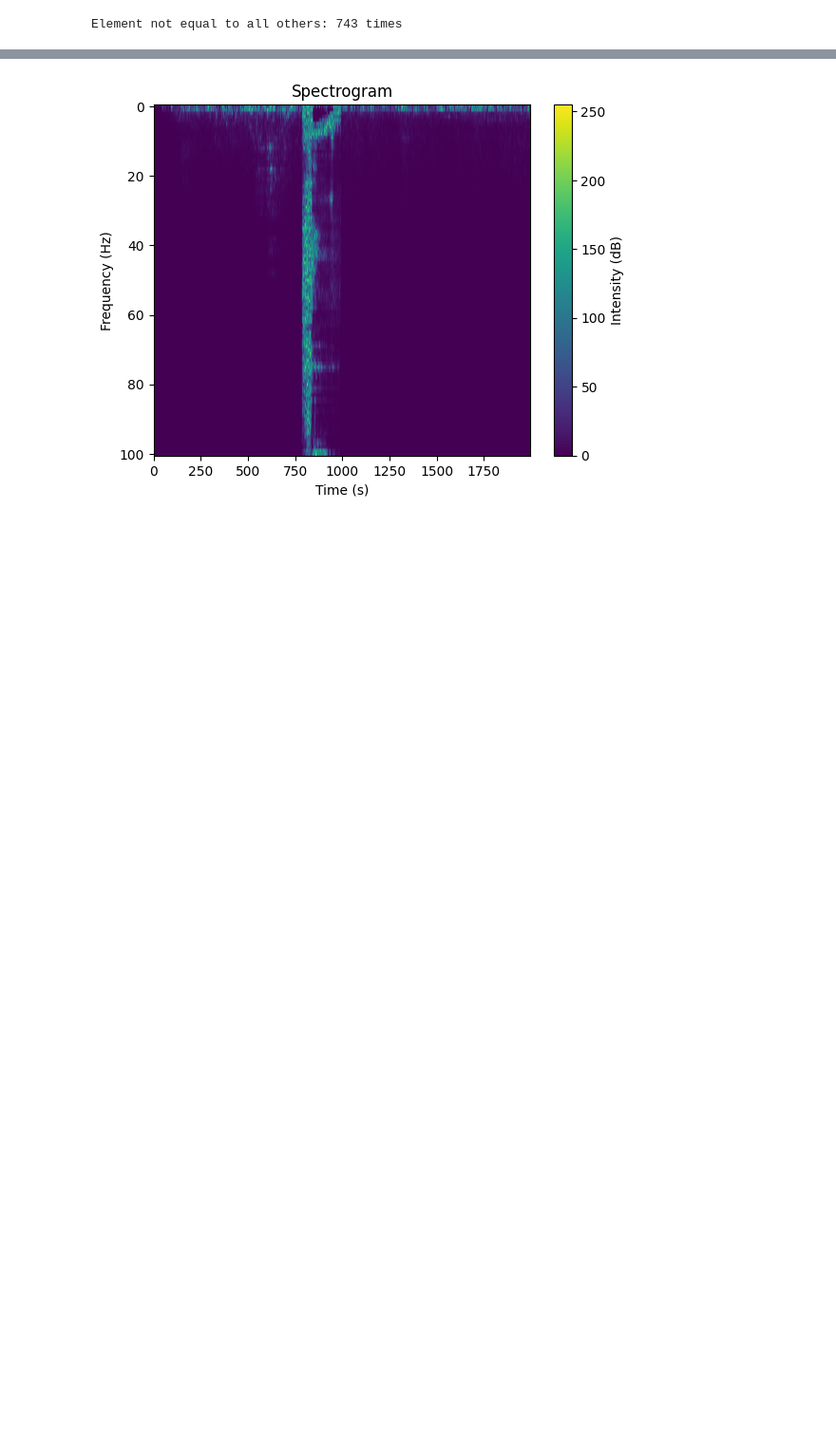
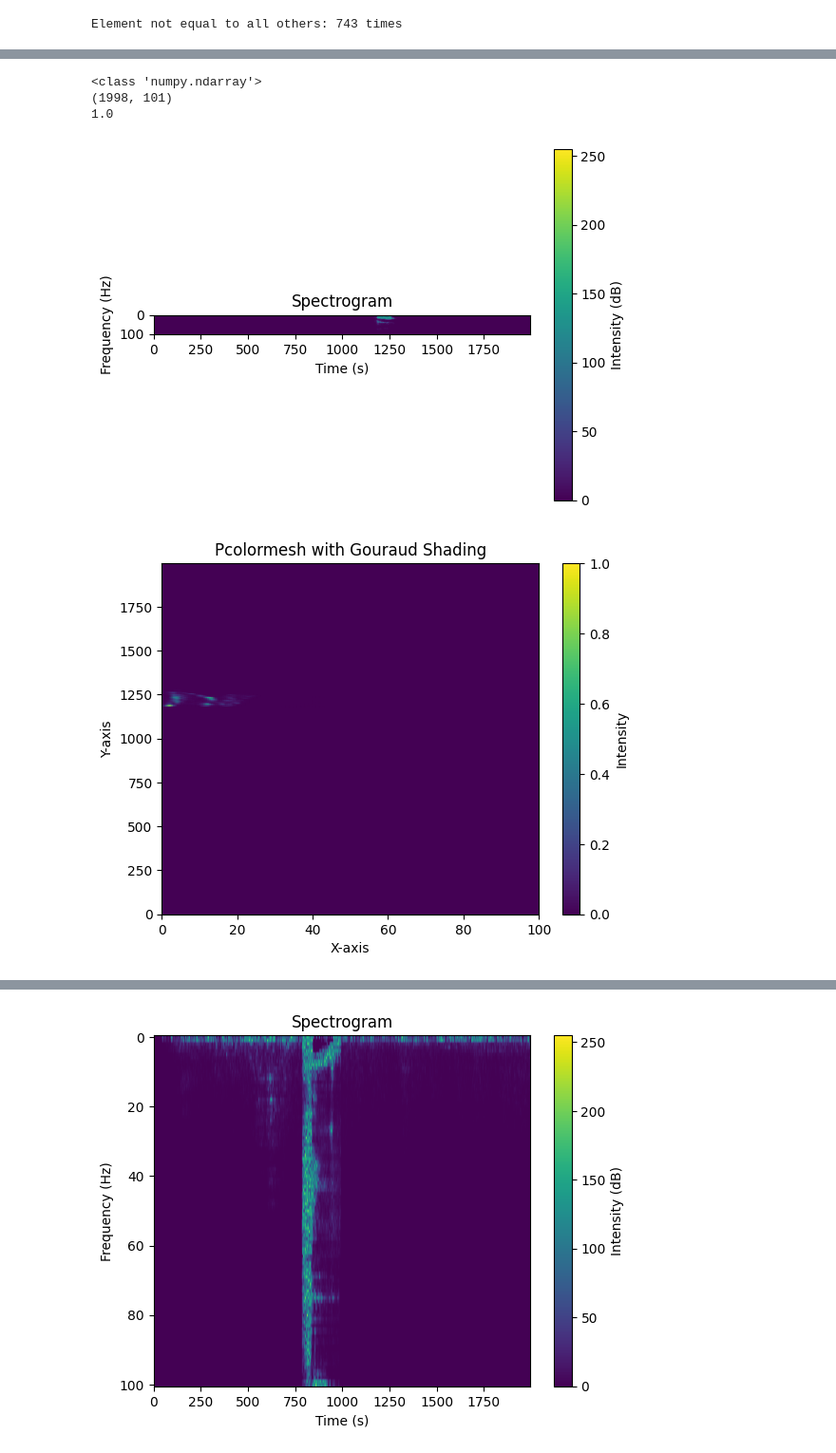
Before and after one commit to nouralmulhem/Cipher-Sphere, a Jupyter notebook: try/fakeDatadet.ipynb, the cells around one changed output, grey strips where cells are left out. Shown at 95% size. Saved outputs shown, nothing was run; the diff lists cells and outputs as text; code cells hidden in the pictures; blank space fills up the shorter version.

```diff
--- a/try/fakeDatadet.ipynb
+++ b/try/fakeDatadet.ipynb
@@ -103,3 +206,69 @@ Element not equal to all others: 743 times
+# %%
+import matplotlib.pyplot as plt
+import numpy as np
+
+# Assuming fake1 and real are your spectrogram data arrays
+
+# Plotting fake1
+# plt.figure(figsize=(12, 6))
+# for i in range(6,9):
+#     plt.subplot(2, 3, i - 5)
+#     plt.imshow((fake1[i]).astype(np.uint8).T, aspect='auto')
+#     plt.xlabel('Time (s)')
+#     plt.ylabel('Frequency (Hz)')
+#     plt.title('Fake Spectrogram')
+#     plt.colorbar(label='Intensity (dB)')
+
+# # Plotting real
+# for i in range(6,9):
+#     plt.subplot(2, 3, i -2)
+#     plt.imshow((real1[i]).astype(np.uint8).T, aspect='auto')
+#     plt.xlabel('Time (s)')
+#     plt.ylabel('Frequency (Hz)')
+#     plt.title('Real Spectrogram')
+#     plt.colorbar(label='Intensity (dB)')
+
+# plt.tight_layout()
+# plt.show()
+image = real1[i].copy()
+image[image == np.inf] = 1e9
+
+# Min-Max scaling
+min_value = np.min(image)
+max_value = np.max(image)
+
+scaled_image = (image - min_value) / (max_value - min_value)
+
+print(type(real1[i]))
+print(real1[i].shape)
+print(np.max(scaled_image))
+
+plt.imshow((image).astype(np.uint8).T, aspect='auto')
+plt.xlabel('Time (s)')
+plt.ylabel('Frequency (Hz)')
+plt.title('Spectrogram')
+plt.colorbar(label='Intensity (dB)')
+plt.show()
+
+plt.pcolormesh(scaled_image, shading='gouraud', cmap='viridis')
+plt.colorbar(label='Intensity')
+plt.xlabel('X-axis')
+plt.ylabel('Y-axis')
+plt.title('Pcolormesh with Gouraud Shading')
+plt.show()
+
+# plt.pcolormesh(fake1[12]*255, shading='gouraud', cmap='viridis')
+# plt.colorbar(label='Intensity')
+# plt.xlabel('X-axis')
+# plt.ylabel('Y-axis')
+# plt.title('Pcolormesh with Gouraud Shading')
+# plt.show()
+# %% [output]
+<class 'numpy.ndarray'>
+(1998, 101)
+1.0
+[figure, added]
+[figure, added]
 # %%
 import matplotlib.pyplot as plt
 import numpy as np
```
Also changed, not shown: parts of 14 cells of this notebook, 6 other files.
